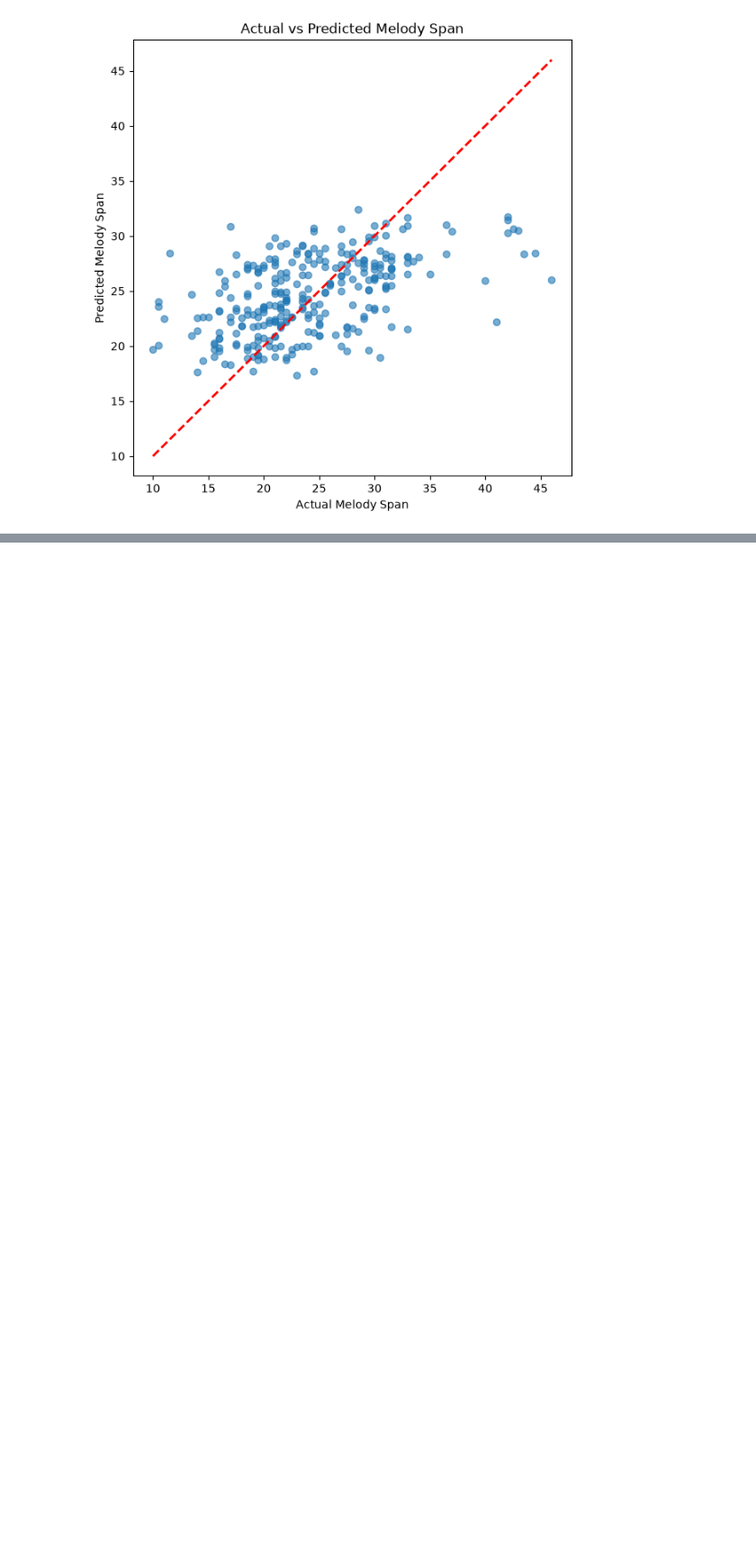
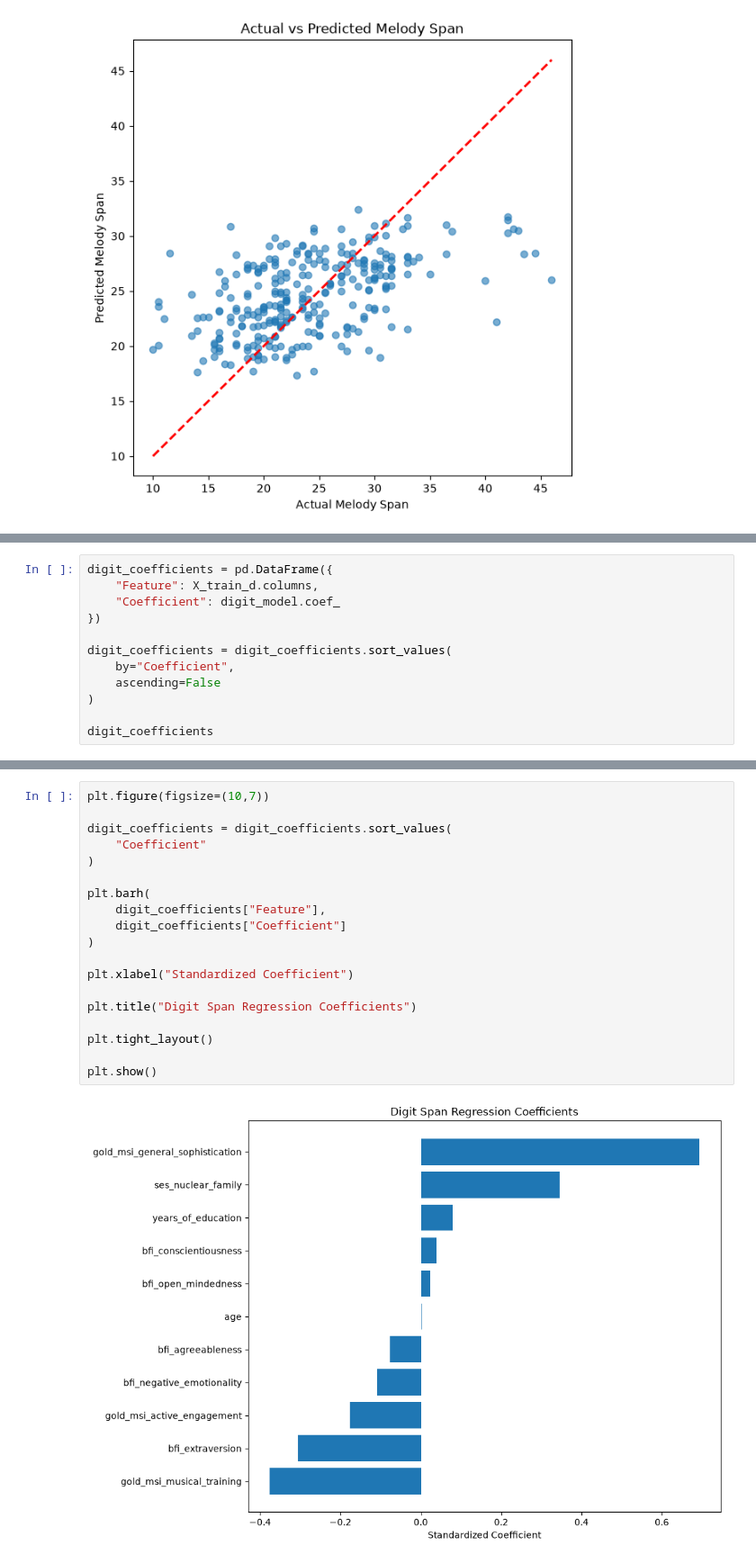
Before and after one commit to dyuti2212/memory-and-musical-training-analysis, a Jupyter notebook: notebooks/05_linear_regression_baseline.ipynb, the cells around one changed output, grey strips where cells are left out. Shown at 90% size. Saved outputs shown, nothing was run; the diff lists cells and outputs as text; blank space fills up the shorter version.

```diff
--- a/notebooks/05_linear_regression_baseline.ipynb
+++ b/notebooks/05_linear_regression_baseline.ipynb
@@ -138,0 +413,12 @@ plt.show()
+# %%
+digit_coefficients = pd.DataFrame({
+    "Feature": X_train_d.columns,
+    "Coefficient": digit_model.coef_
+})
+
+digit_coefficients = digit_coefficients.sort_values(
+    by="Coefficient",
+    ascending=False
+)
+
+digit_coefficients
@@ -138,0 +438,21 @@ plt.show()
+# %%
+plt.figure(figsize=(10,7))
+
+digit_coefficients = digit_coefficients.sort_values(
+    "Coefficient"
+)
+
+plt.barh(
+    digit_coefficients["Feature"],
+    digit_coefficients["Coefficient"]
+)
+
+plt.xlabel("Standardized Coefficient")
+
+plt.title("Digit Span Regression Coefficients")
+
+plt.tight_layout()
+
+plt.show()
+# %% [output]
+[figure, added]
```
Also changed, not shown: parts of 31 cells of this notebook, 4 other files.
